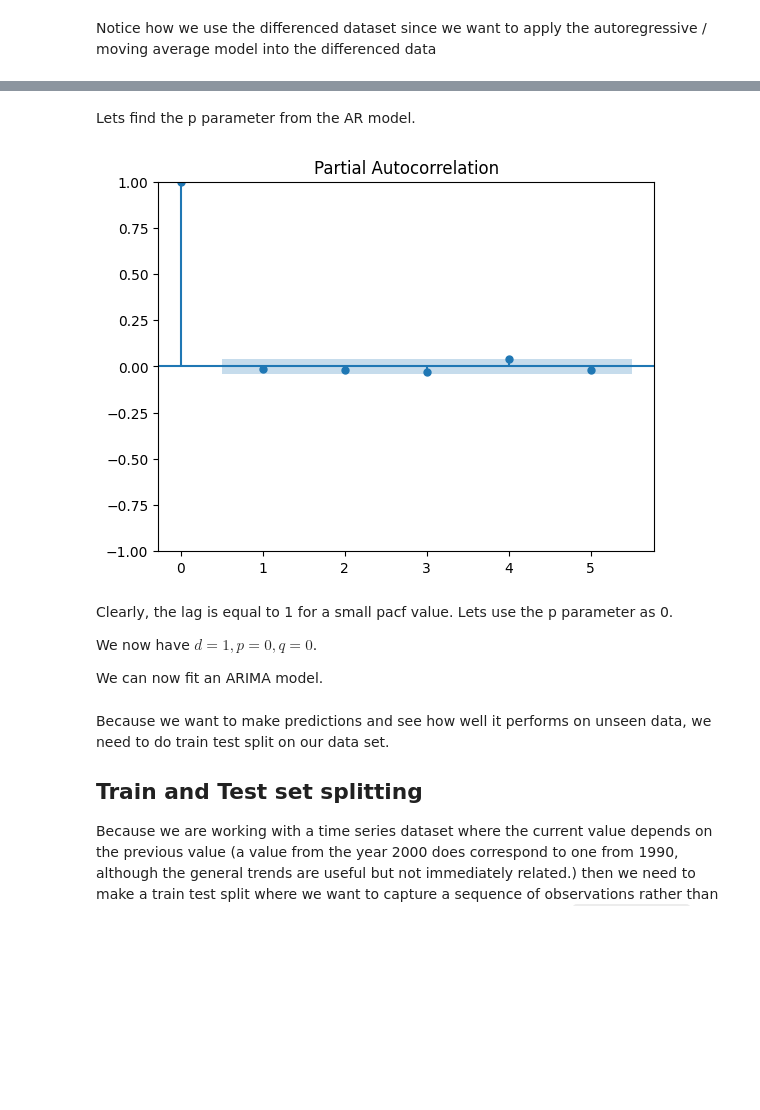
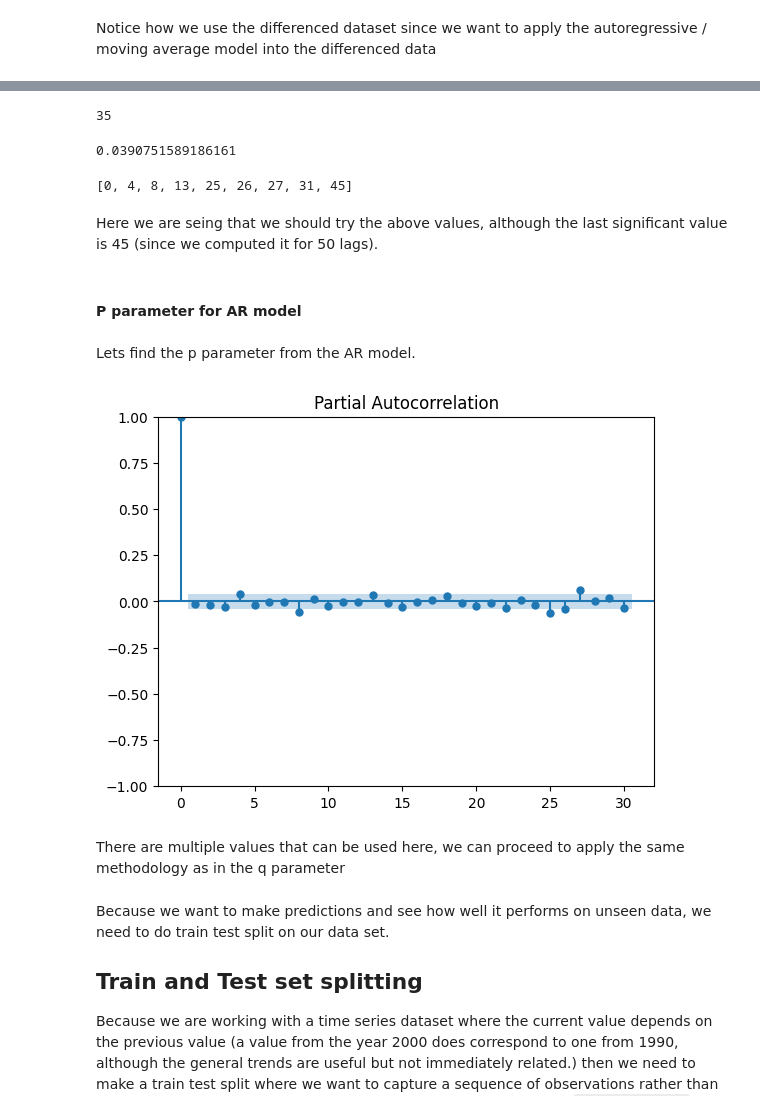
Before and after one commit to Supr9/ARIMA-model, a Jupyter notebook: arima_model.ipynb, the cells around one changed output, grey strips where cells are left out. Cells and saved outputs as stored; diff of their text form; code cells hidden in the pictures; blank space fills up the shorter version.

```diff
--- a/arima_model.ipynb
+++ b/arima_model.ipynb
@@ -350,0 +405,10 @@ We can see that at a lag of 1, we have a significant decrease. Therefore our q s
+# %%
+acf_vals = acf(diff1[1:])
+len(acf_vals)
+# %% [output]
+35
+# %%
+ci = 1.96/np.sqrt(len(diff1))
+ci
+# %% [output]
+0.0390751589186161
@@ -351,16 +433,21 @@ We can see that at a lag of 1, we have a significant decrease. Therefore our q s
+# %%
+lags = ci_check(acf_vals, ci)
+lags
+# %% [output]
+[0, 4, 8, 13, 25, 26, 27, 31, 45]
+# %% [markdown]
+Here we are seing that we should try the above values, although the last significant value is 45 (since we computed it for 50 lags).
+# %% [markdown]
+#### P parameter for AR model
 # %% [markdown]
 Lets find the p parameter from the AR model.
 # %%
-plot_pacf(diff1[1:],lags = 5)
+plot_pacf(diff1[1:],lags = 30)
 plt.show()
 # %% [output]
-[figure, old version]
+[figure, new version]
-# %% [markdown]
-Clearly, the lag is equal to 1 for a small pacf value. Lets use the p parameter as 0.
-
-We now have $d = 1, p = 0, q = 0$.
-
-We can now fit an ARIMA model.
+# %% [markdown]
+There are multiple values that can be used here, we can proceed to apply the same methodology as in the q parameter
 # %%
 from statsmodels.tsa.arima.model import ARIMA
 # %% [markdown]
```
Also changed, not shown: parts of 15 cells of this notebook, 1 other file.
